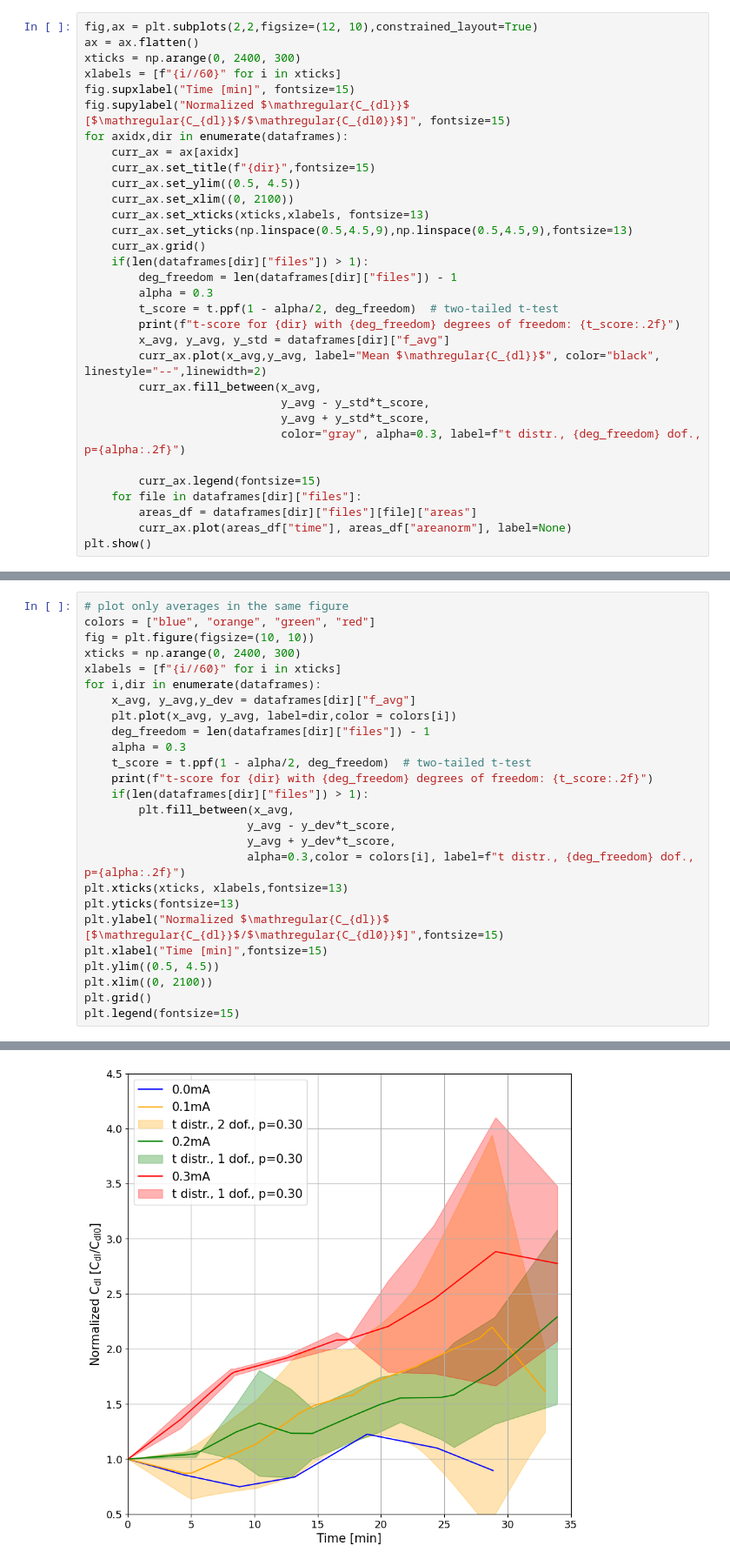
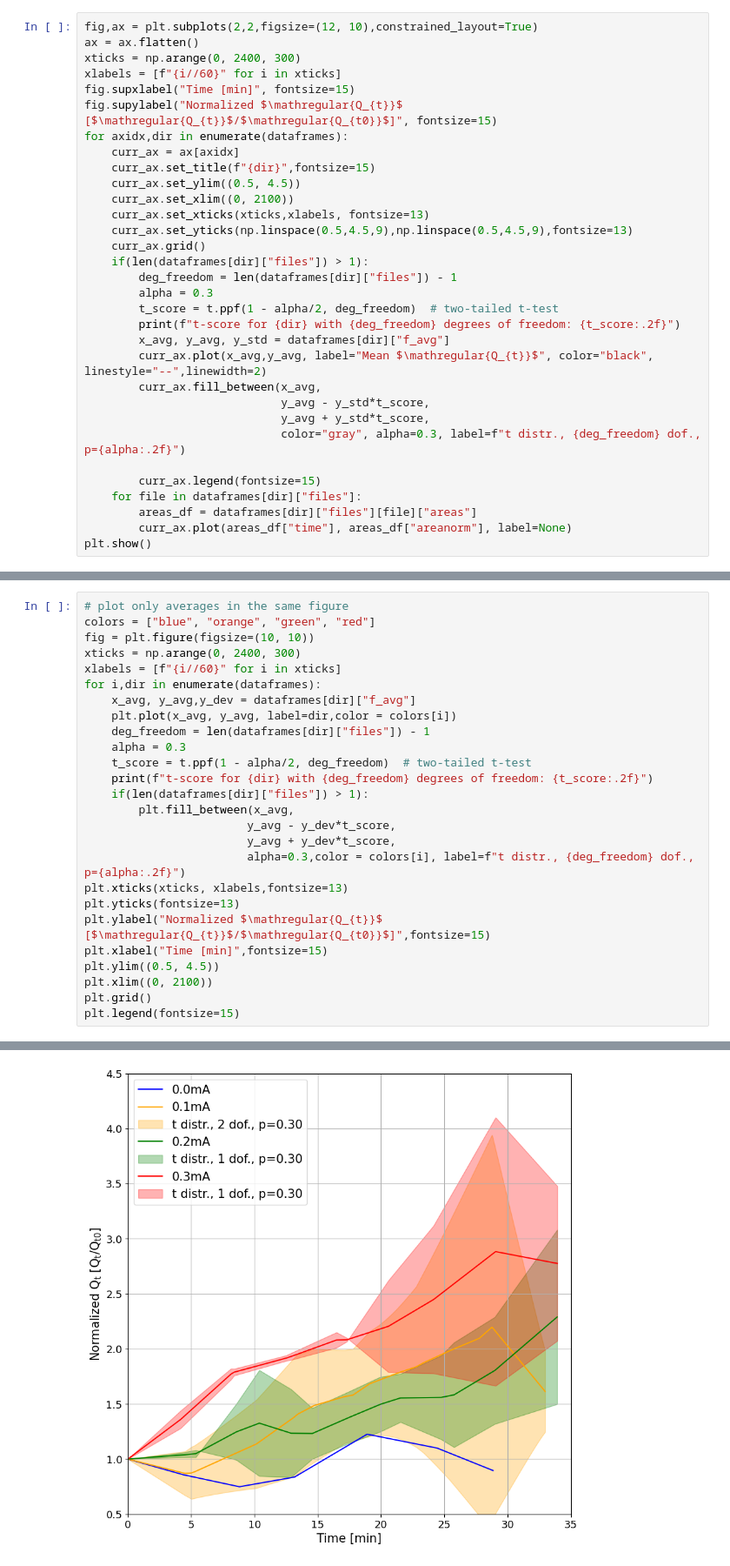
Before and after one commit to benjibst/cyclic_voltammetry_notebook, a Jupyter notebook: analyze.ipynb, the cells around one changed output, grey strips where cells are left out. Shown: that part at 87% size. Cells and saved outputs as stored; diff of their text form.

```diff
--- a/analyze.ipynb
+++ b/analyze.ipynb
@@ -108,7 +108,7 @@ ax = ax.flatten()
 xticks = np.arange(0, 2400, 300)
 xlabels = [f"{i//60}" for i in xticks]
 fig.supxlabel("Time [min]", fontsize=15)
-fig.supylabel("Normalized $\mathregular{C_{dl}}$ [$\mathregular{C_{dl}}$/$\mathregular{C_{dl0}}$]", fontsize=15)
+fig.supylabel("Normalized $\mathregular{Q_{t}}$ [$\mathregular{Q_{t}}$/$\mathregular{Q_{t0}}$]", fontsize=15)
 for axidx,dir in enumerate(dataframes):
     curr_ax = ax[axidx]
     curr_ax.set_title(f"{dir}",fontsize=15)
@@ -123,7 +123,7 @@ for axidx,dir in enumerate(dataframes):
         t_score = t.ppf(1 - alpha/2, deg_freedom)  # two-tailed t-test
         print(f"t-score for {dir} with {deg_freedom} degrees of freedom: {t_score:.2f}")
         x_avg, y_avg, y_std = dataframes[dir]["f_avg"]
-        curr_ax.plot(x_avg,y_avg, label="Mean $\mathregular{C_{dl}}$", color="black", linestyle="--",linewidth=2)
+        curr_ax.plot(x_avg,y_avg, label="Mean $\mathregular{Q_{t}}$", color="black", linestyle="--",linewidth=2)
         curr_ax.fill_between(x_avg,
                              y_avg - y_std*t_score,
                              y_avg + y_std*t_score,
@@ -143,35 +143,35 @@ t-score for 0.3mA with 1 degrees of freedom: 1.96
 # plot only averages in the same figure
 colors = ["blue", "orange", "green", "red"]
 fig = plt.figure(figsize=(10, 10))
 xticks = np.arange(0, 2400, 300)
 xlabels = [f"{i//60}" for i in xticks]
 for i,dir in enumerate(dataframes):
     x_avg, y_avg,y_dev = dataframes[dir]["f_avg"]
     plt.plot(x_avg, y_avg, label=dir,color = colors[i])
     deg_freedom = len(dataframes[dir]["files"]) - 1
     alpha = 0.3
     t_score = t.ppf(1 - alpha/2, deg_freedom)  # two-tailed t-test
     print(f"t-score for {dir} with {deg_freedom} degrees of freedom: {t_score:.2f}")
     if(len(dataframes[dir]["files"]) > 1):
         plt.fill_between(x_avg,
                         y_avg - y_dev*t_score,
                         y_avg + y_dev*t_score,
                         alpha=0.3,color = colors[i], label=f"t distr., {deg_freedom} dof., p={alpha:.2f}")
 plt.xticks(xticks, xlabels,fontsize=13)
 plt.yticks(fontsize=13)
-plt.ylabel("Normalized $\mathregular{C_{dl}}$ [$\mathregular{C_{dl}}$/$\mathregular{C_{dl0}}$]",fontsize=15)
+plt.ylabel("Normalized $\mathregular{Q_{t}}$ [$\mathregular{Q_{t}}$/$\mathregular{Q_{t0}}$]",fontsize=15)
 plt.xlabel("Time [min]",fontsize=15)
 plt.ylim((0.5, 4.5))
 plt.xlim((0, 2100))
 plt.grid()
 plt.legend(fontsize=15)
 # %% [output]
 t-score for 0.0mA with 0 degrees of freedom: nan
 t-score for 0.1mA with 2 degrees of freedom: 1.39
 t-score for 0.2mA with 1 degrees of freedom: 1.96
 t-score for 0.3mA with 1 degrees of freedom: 1.96
 <matplotlib.legend.Legend at 0x...>
-[figure, old version]
+[figure, new version]
 # %%
 plt.figure(figsize=(10, 10))
 colors = ["red", "blue", "green", "orange", "purple", "brown", "pink", "gray"]
```
Also changed, not shown: parts of 2 cells of this notebook, 4 other files.
